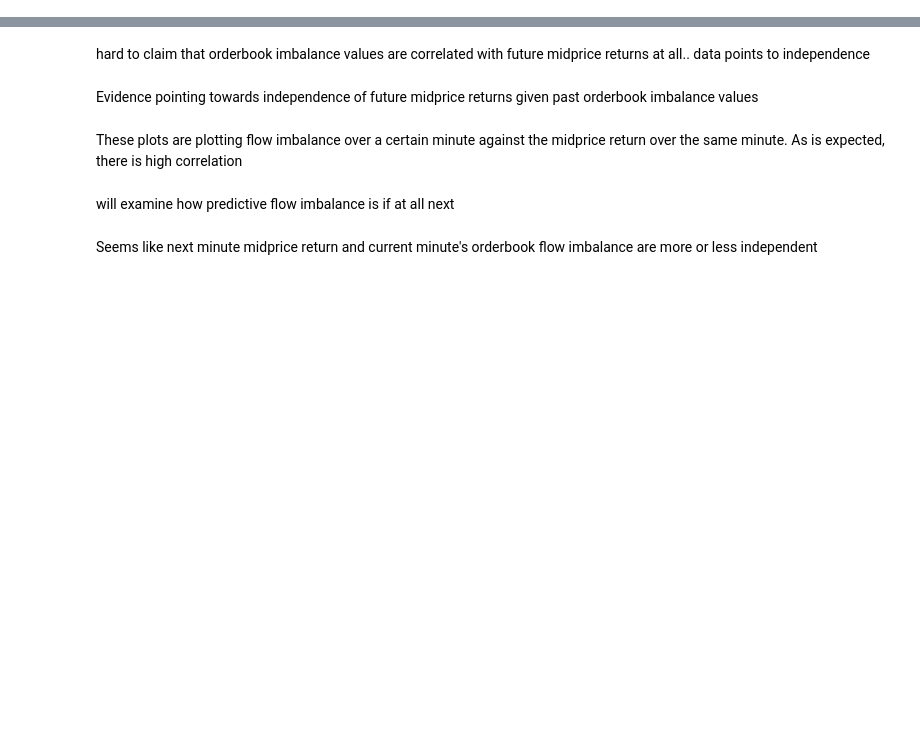
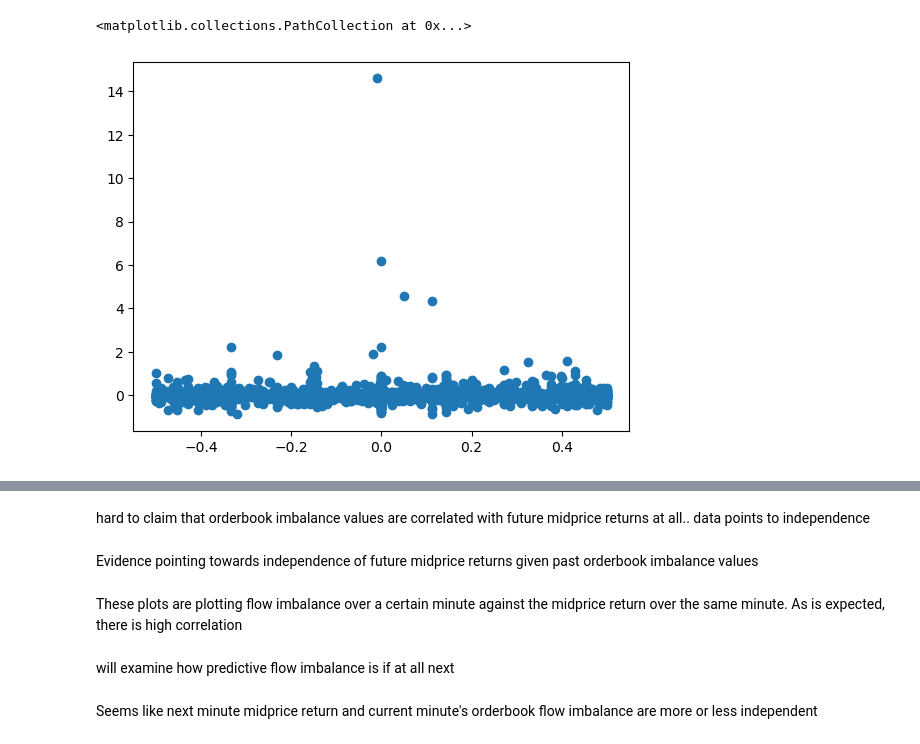
Before and after one commit to ijamil1/kalshi_mm, a Jupyter notebook: exploring_order_book_indicators_predictive_powers.ipynb, the cells around one changed output, grey strips where cells are left out. Drawn from its saved outputs; the diff is of its cells as text; code cells hidden in the pictures; blank space fills up the shorter version.

```diff
--- a/exploring_order_book_indicators_predictive_powers.ipynb
+++ b/exploring_order_book_indicators_predictive_powers.ipynb
@@ -246,0 +265,6 @@ ValueError: supplied range of [-0.9512195121951219, inf] is not finite
+# %%
+d1 = data_minute_lvl[(data_minute_lvl['obi_l1'] >= -0.5) & (data_minute_lvl['obi_l1'] <= 0.5)]
+plt.scatter(d1['obi_l1'], d1['cur_row_return'])
+# %% [output]
+<matplotlib.collections.PathCollection at 0x...>
+[figure, added]
```
Also changed, not shown: parts of 25 cells of this notebook, 1 other file.
